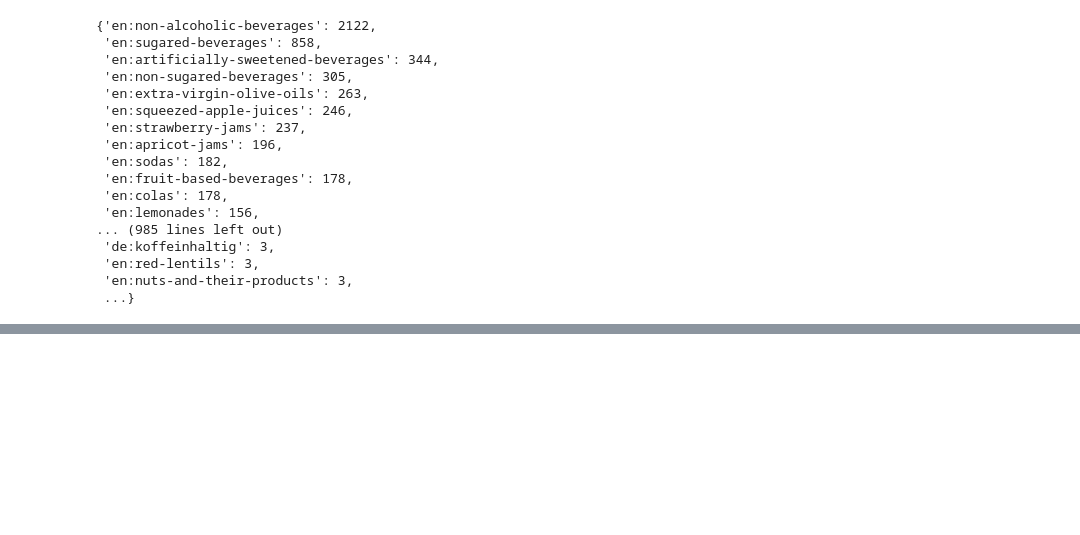
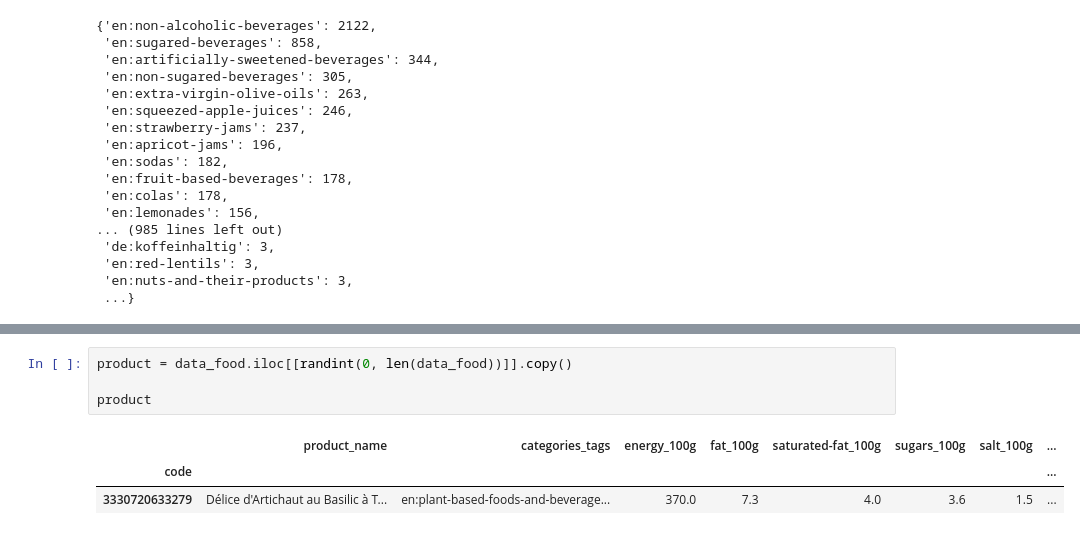
Before and after one commit to gmathez/Project_ADA_2018_Bruttin_Mathez_Petitpierre, a Jupyter notebook: Millestone_2.ipynb, the cells around one changed output, grey strips where cells are left out. Saved outputs shown, nothing was run; the diff lists cells and outputs as text; blank space fills up the shorter version.

```diff
--- a/Millestone_2.ipynb
+++ b/Millestone_2.ipynb
@@ -191,0 +247,8 @@ dict(Counter(list_tag).most_common())
+# %%
+product = data_food.iloc[[randint(0, len(data_food))]].copy()
+
+product
+# %% [output]
+|  | product_name | categories_tags | energy_100g | fat_100g | saturated-fat_100g | sugars_100g | salt_100g | ... |
+| code |  |  |  |  |  |  |  | ... |
+| 3330720633279 | Délice d'Artichaut au Basilic à T... | en:plant-based-foods-and-beverage... | 370.0 | 7.3 | 4.0 | 3.6 | 1.5 | ... |
```
Also changed, not shown: parts of 9 cells of this notebook, 1 other file.
